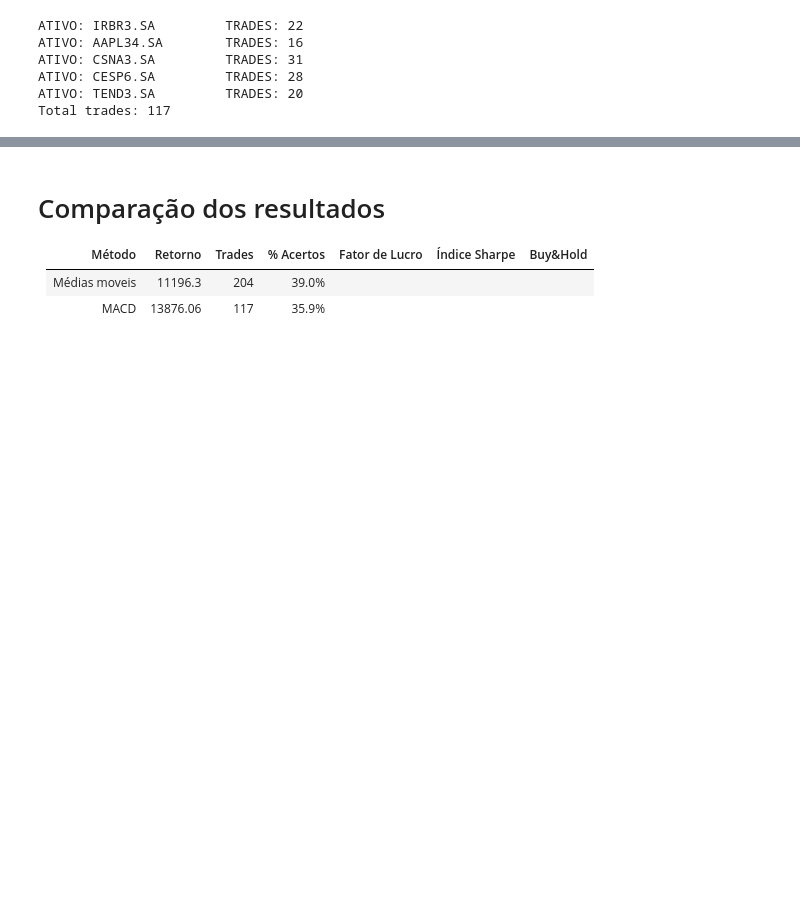
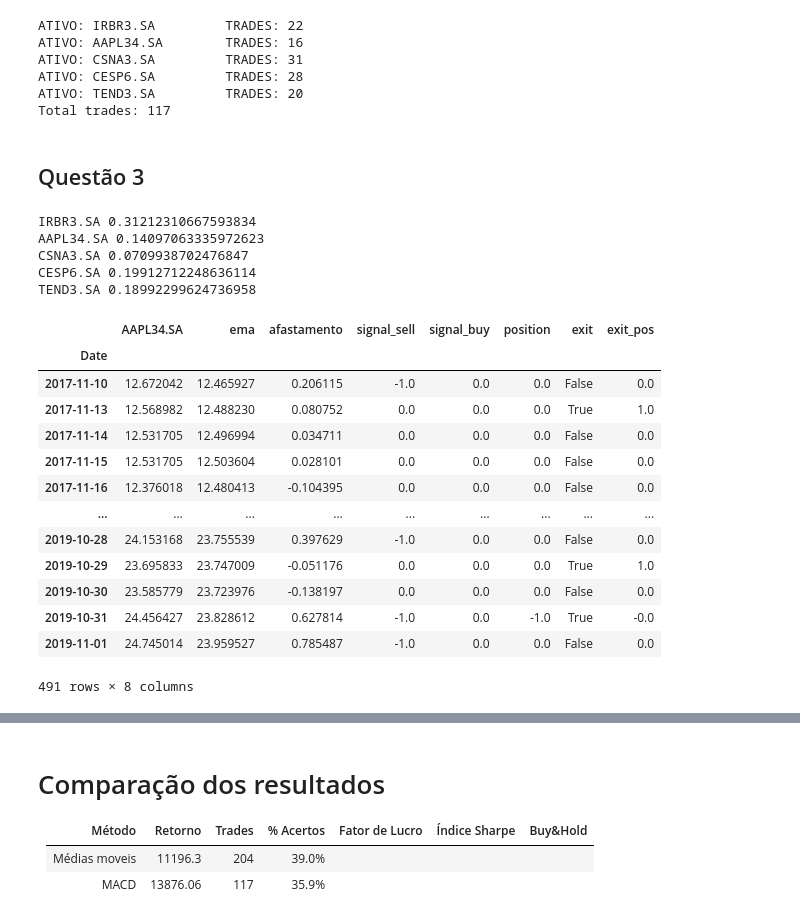
Before and after one commit to victorhdcoelho/SinaisFinanceiros-atividade02, a Jupyter notebook: Atividade02.ipynb, the cells around one changed output, grey strips where cells are left out. Saved outputs shown, nothing was run; the diff lists cells and outputs as text; code cells hidden in the pictures; blank space fills up the shorter version.

Commit message:
Add questão 3

```diff
--- a/Atividade02.ipynb
+++ b/Atividade02.ipynb
@@ -277,3 +311,5 @@ ATIVO: CSNA3.SA         TRADES: 31
 ATIVO: CESP6.SA         TRADES: 28
 ATIVO: TEND3.SA         TRADES: 20
 Total trades: 117
+# %% [markdown]
+## Questão 3
@@ -279,0 +334,40 @@ Total trades: 117
+# %%
+window = 6
+for ativo in ativos:
+    train_split[ativo]["ema"], _ = get_ema_cols(train_split[ativo], window, window)
+    train_split[ativo]["afastamento"] = train_split[ativo][ativo] - train_split[ativo]["ema"]
+    sinal = train_split[ativo]["afastamento"].mean()
+    train_split[ativo] = train_split[ativo].dropna()
+    print(ativo, sinal)
+    train_split[ativo]["signal_sell"] = 0
+    train_split[ativo]["signal_buy"] = 0
+    # SELL
+    train_split[ativo]["signal_sell"] = np.where(train_split[ativo]["afastamento"] > sinal, -1.0, 0.0)
+    # BUY
+    train_split[ativo]["signal_buy"] = np.where(train_split[ativo]["afastamento"] < (-1 * sinal), 1.0, 0.0)
+    train_split[ativo]["position"] = train_split[ativo]["signal_sell"] + train_split[ativo]["signal_buy"]
+    train_split[ativo]["exit"], train_split[ativo]["exit_pos"] = chagevalue(train_split[ativo])
+    train_split[ativo]["position"].loc[train_split[ativo]["exit"] != True] = 0
+# %% [output]
+IRBR3.SA 0.31212310667593834
+AAPL34.SA 0.14097063335972623
+CSNA3.SA 0.0709938702476847
+CESP6.SA 0.19912712248636114
+TEND3.SA 0.18992299624736958
+# %%
+train_split["AAPL34.SA"]
+# %% [output]
+|  | AAPL34.SA | ema | afastamento | signal_sell | signal_buy | position | exit | exit_pos |
+| Date |  |  |  |  |  |  |  |  |
+| 2017-11-10 | 12.672042 | 12.465927 | 0.206115 | -1.0 | 0.0 | 0.0 | False | 0.0 |
+| 2017-11-13 | 12.568982 | 12.488230 | 0.080752 | 0.0 | 0.0 | 0.0 | True | 1.0 |
+| 2017-11-14 | 12.531705 | 12.496994 | 0.034711 | 0.0 | 0.0 | 0.0 | False | 0.0 |
+| 2017-11-15 | 12.531705 | 12.503604 | 0.028101 | 0.0 | 0.0 | 0.0 | False | 0.0 |
+| 2017-11-16 | 12.376018 | 12.480413 | -0.104395 | 0.0 | 0.0 | 0.0 | False | 0.0 |
+| ... | ... | ... | ... | ... | ... | ... | ... | ... |
+| 2019-10-28 | 24.153168 | 23.755539 | 0.397629 | -1.0 | 0.0 | 0.0 | False | 0.0 |
+| 2019-10-29 | 23.695833 | 23.747009 | -0.051176 | 0.0 | 0.0 | 0.0 | True | 1.0 |
+| 2019-10-30 | 23.585779 | 23.723976 | -0.138197 | 0.0 | 0.0 | 0.0 | False | 0.0 |
+| 2019-10-31 | 24.456427 | 23.828612 | 0.627814 | -1.0 | 0.0 | -1.0 | True | -0.0 |
+| 2019-11-01 | 24.745014 | 23.959527 | 0.785487 | -1.0 | 0.0 | 0.0 | False | 0.0 |
+491 rows × 8 columns
```
Also changed, not shown: parts of 4 cells of this notebook.
